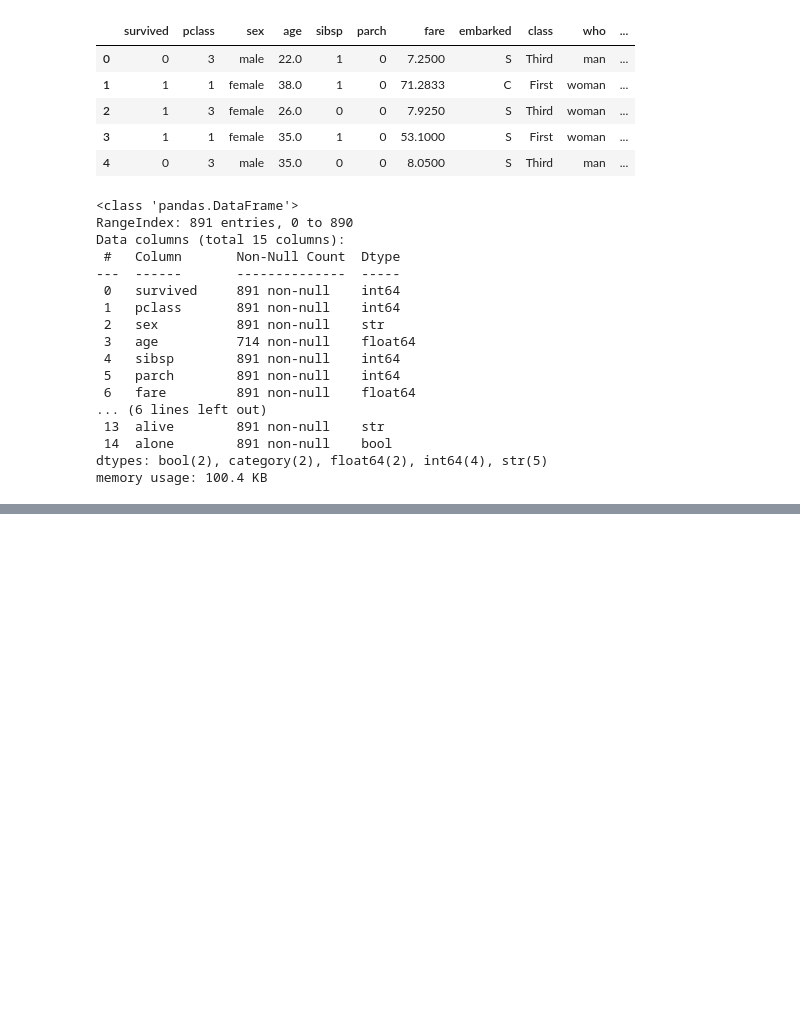
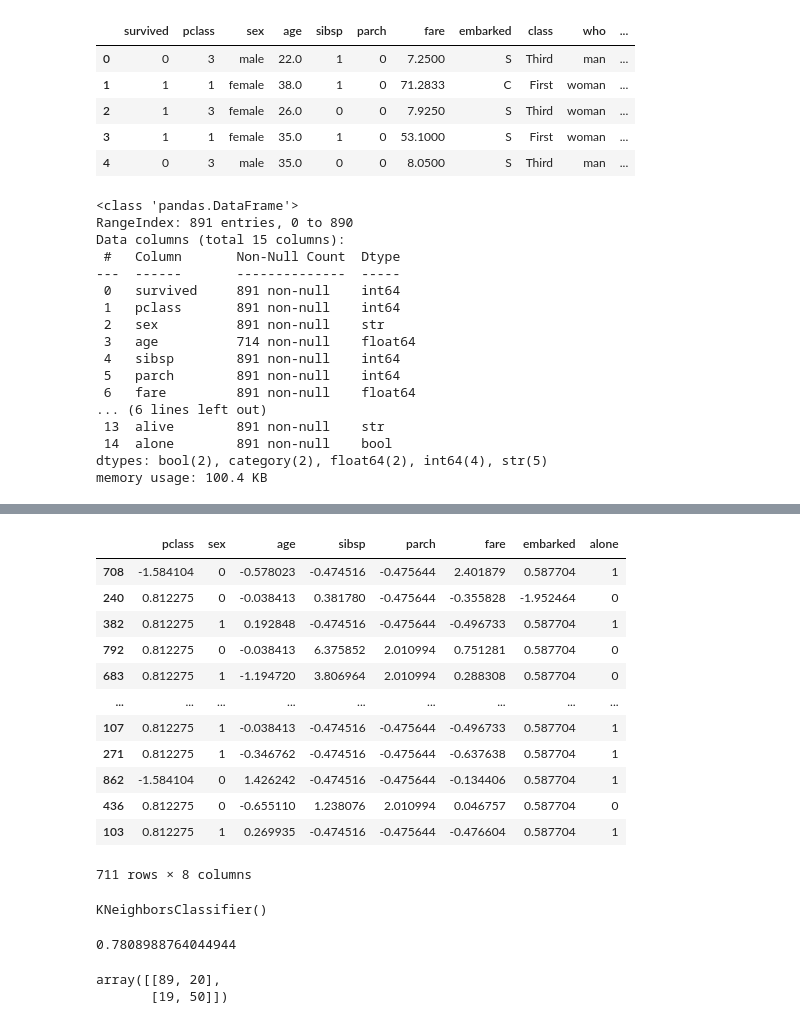
Before and after one commit to dipenbikrambista/Learning_ML, a Jupyter notebook: titanic_prediction.ipynb, the cells around one changed output, grey strips where cells are left out. Drawn from its saved outputs; the diff is of its cells as text; code cells hidden in the pictures; blank space fills up the shorter version.

```diff
--- a/titanic_prediction.ipynb
+++ b/titanic_prediction.ipynb
@@ -85,0 +139,10 @@ memory usage: 69.6 KB
+# %%
+X = df.drop(columns= 'survived')
+y = df['survived']
+# %%
+from sklearn.model_selection import train_test_split
+X_train, X_test, y_train,y_test = train_test_split(X,y,test_size= 0.2, random_state= 42)
+# %%
+from sklearn.linear_model import LogisticRegression
+model = LogisticRegression()
+model.fit(X_train,y_train)
@@ -85,0 +187,21 @@ memory usage: 69.6 KB
+# %%
+X_train_scaled = X_train.copy()
+X_test_scaled = X_test.copy()
+X_train_scaled[['pclass','sibsp','embarked','parch']] = scaler.fit_transform(X_train_scaled[['pclass','sibsp','embarked','parch']])
+X_test_scaled[['pclass','sibsp','embarked','parch']] = scaler.fit_transform(X_test_scaled[['pclass','sibsp','embarked','parch']])
+# %%
+X_train_scaled
+# %% [output]
+|  | pclass | sex | age | sibsp | parch | fare | embarked | alone |
+| 708 | -1.584104 | 0 | -0.578023 | -0.474516 | -0.475644 | 2.401879 | 0.587704 | 1 |
+| 240 | 0.812275 | 0 | -0.038413 | 0.381780 | -0.475644 | -0.355828 | -1.952464 | 0 |
+| 382 | 0.812275 | 1 | 0.192848 | -0.474516 | -0.475644 | -0.496733 | 0.587704 | 1 |
+| 792 | 0.812275 | 0 | -0.038413 | 6.375852 | 2.010994 | 0.751281 | 0.587704 | 0 |
+| 683 | 0.812275 | 1 | -1.194720 | 3.806964 | 2.010994 | 0.288308 | 0.587704 | 0 |
+| ... | ... | ... | ... | ... | ... | ... | ... | ... |
+| 107 | 0.812275 | 1 | -0.038413 | -0.474516 | -0.475644 | -0.496733 | 0.587704 | 1 |
+| 271 | 0.812275 | 1 | -0.346762 | -0.474516 | -0.475644 | -0.637638 | 0.587704 | 1 |
+| 862 | -1.584104 | 0 | 1.426242 | -0.474516 | -0.475644 | -0.134406 | 0.587704 | 1 |
+| 436 | 0.812275 | 0 | -0.655110 | 1.238076 | 2.010994 | 0.046757 | 0.587704 | 0 |
+| 103 | 0.812275 | 1 | 0.269935 | -0.474516 | -0.475644 | -0.476604 | 0.587704 | 1 |
+711 rows × 8 columns
@@ -85,0 +211,4 @@ memory usage: 69.6 KB
+# %%
+knn_model.fit(X_train_scaled,y_train)
+# %% [output]
+KNeighborsClassifier()
@@ -85,0 +217,9 @@ memory usage: 69.6 KB
+# %%
+accuracy_score(y_test,y_pred_knn)
+# %% [output]
+0.7808988764044944
+# %%
+confusion_matrix(y_test,y_pred_knn)
+# %% [output]
+array([[89, 20],
+       [19, 50]])
```
Also changed, not shown: parts of 39 cells of this notebook.
